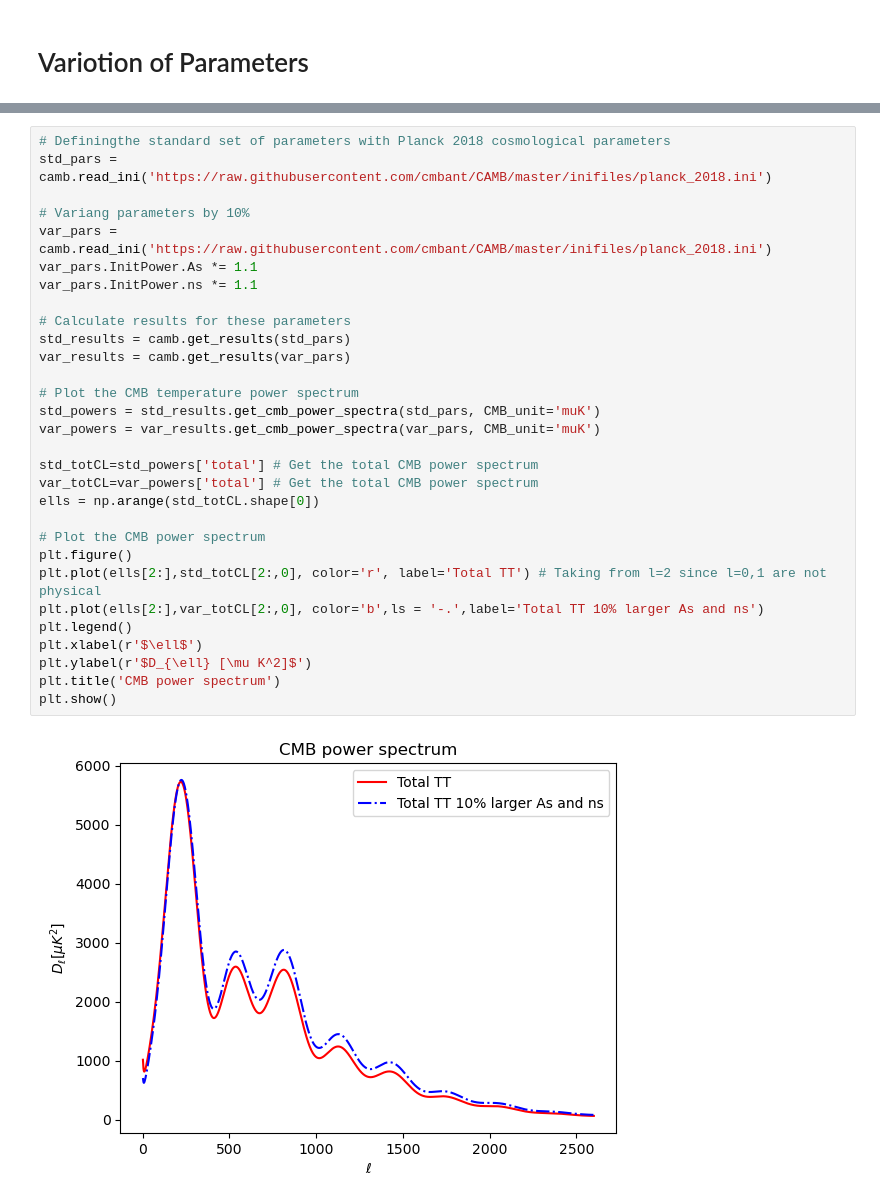
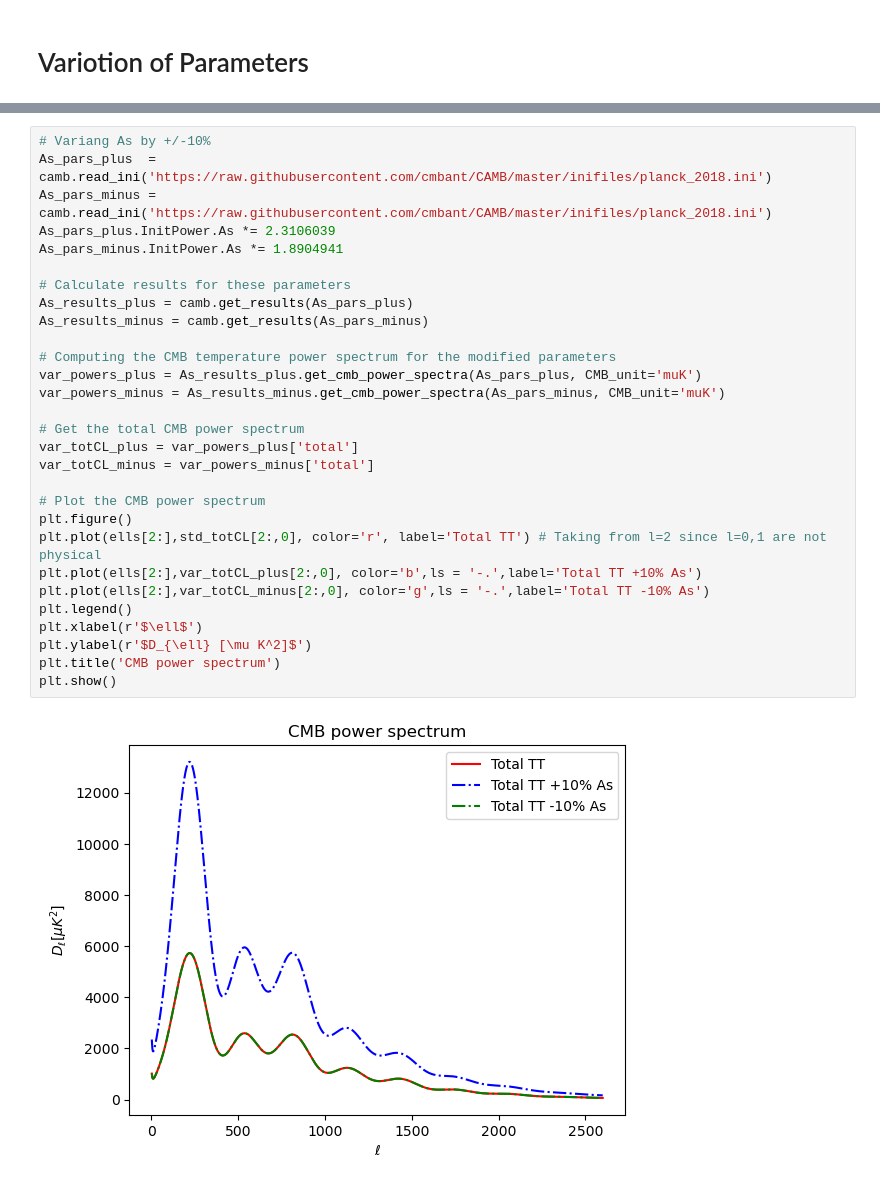
Before and after one commit to GenovaCosmology/AstroCosmoComputational, a Jupyter notebook: Students/Gabriele_Russo/CosmicStructures/Week6/ex1.ipynb, the cells around one changed output, grey strips where cells are left out. Saved outputs shown, nothing was run; the diff lists cells and outputs as text.

```diff
--- a/Students/Gabriele_Russo/CosmicStructures/Week6/ex1.ipynb
+++ b/Students/Gabriele_Russo/CosmicStructures/Week6/ex1.ipynb
@@ -131,32 +142,31 @@ plt.legend(['Monopole','Late ISW','Early ISW','Doppler','Quadrupole', 'Total'],
 # %%
-# Definingthe standard set of parameters with Planck 2018 cosmological parameters
-std_pars = camb.read_ini('https://raw.githubusercontent.com/cmbant/CAMB/master/inifiles/planck_2018.ini')
-
-# Variang parameters by 10%
-var_pars = camb.read_ini('https://raw.githubusercontent.com/cmbant/CAMB/master/inifiles/planck_2018.ini')
-var_pars.InitPower.As *= 1.1
-var_pars.InitPower.ns *= 1.1
+# Variang As by +/-10%
+As_pars_plus  = camb.read_ini('https://raw.githubusercontent.com/cmbant/CAMB/master/inifiles/planck_2018.ini')
+As_pars_minus = camb.read_ini('https://raw.githubusercontent.com/cmbant/CAMB/master/inifiles/planck_2018.ini')
+As_pars_plus.InitPower.As *= 2.3106039
+As_pars_minus.InitPower.As *= 1.8904941
 
 # Calculate results for these parameters
-std_results = camb.get_results(std_pars)
-var_results = camb.get_results(var_pars)
+As_results_plus = camb.get_results(As_pars_plus)
+As_results_minus = camb.get_results(As_pars_minus)
 
-# Plot the CMB temperature power spectrum
-std_powers = std_results.get_cmb_power_spectra(std_pars, CMB_unit='muK')
-var_powers = var_results.get_cmb_power_spectra(var_pars, CMB_unit='muK')
+# Computing the CMB temperature power spectrum for the modified parameters
+var_powers_plus = As_results_plus.get_cmb_power_spectra(As_pars_plus, CMB_unit='muK')
+var_powers_minus = As_results_minus.get_cmb_power_spectra(As_pars_minus, CMB_unit='muK')
 
-std_totCL=std_powers['total'] # Get the total CMB power spectrum
-var_totCL=var_powers['total'] # Get the total CMB power spectrum
-ells = np.arange(std_totCL.shape[0])
+# Get the total CMB power spectrum
+var_totCL_plus = var_powers_plus['total']
+var_totCL_minus = var_powers_minus['total']
 
 # Plot the CMB power spectrum
 plt.figure()
 plt.plot(ells[2:],std_totCL[2:,0], color='r', label='Total TT') # Taking from l=2 since l=0,1 are not physical
-plt.plot(ells[2:],var_totCL[2:,0], color='b',ls = '-.',label='Total TT 10% larger As and ns')
+plt.plot(ells[2:],var_totCL_plus[2:,0], color='b',ls = '-.',label='Total TT +10% As')
+plt.plot(ells[2:],var_totCL_minus[2:,0], color='g',ls = '-.',label='Total TT -10% As')
 plt.legend()
 plt.xlabel(r'$\ell$')
 plt.ylabel(r'$D_{\ell} [\mu K^2]$')
 plt.title('CMB power spectrum')
 plt.show()
 # %% [output]
-[figure, old version]
+[figure, new version]
```
Also changed, not shown: parts of 2 cells of this notebook, 1 other file.
